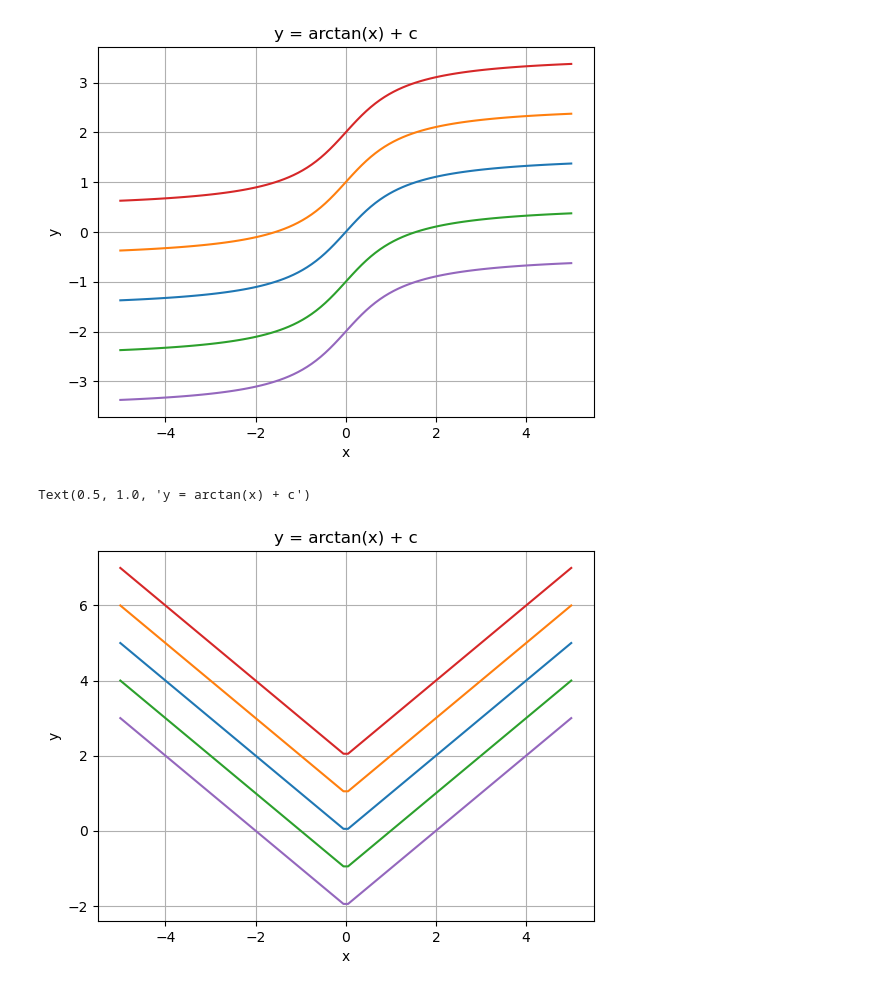
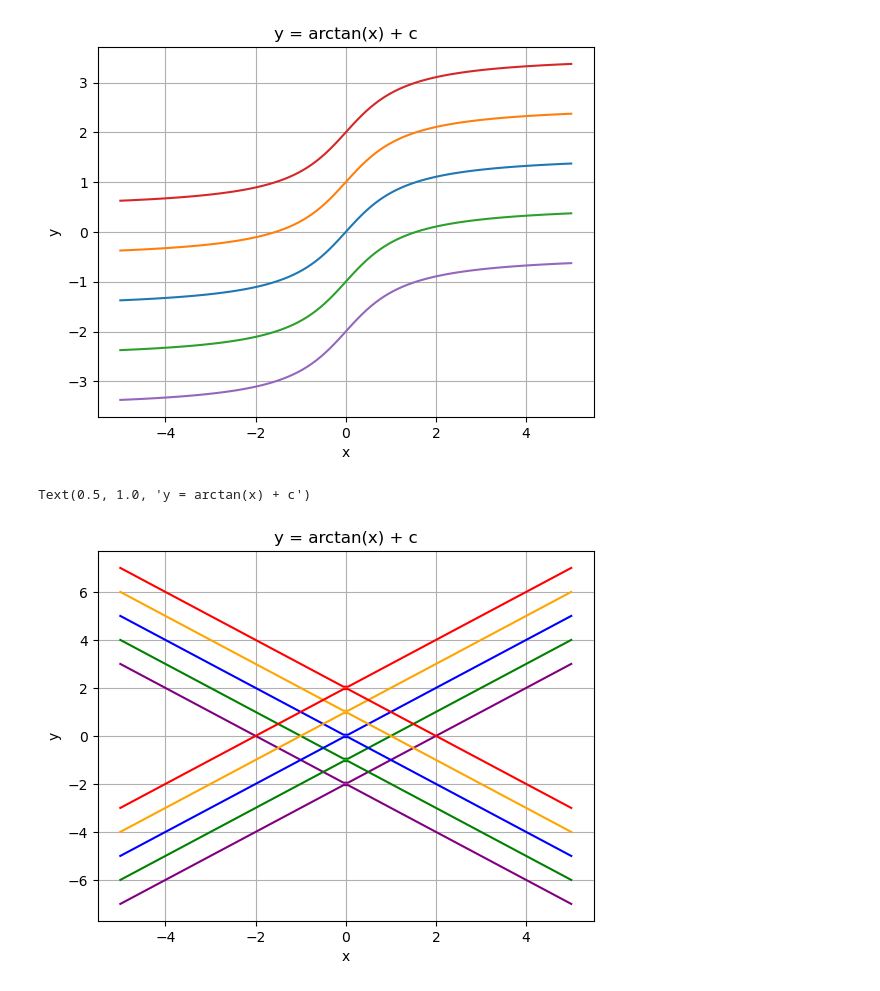
Before and after one commit to dan035-ucsd/MATH-102, a Jupyter notebook: math110 - partial diff eq/HW1/math110.ipynb, the cells around one changed output. Drawn from its saved outputs; the diff is of its cells as text; code cells hidden in the pictures.

```diff
--- a/math110 - partial diff eq/HW1/math110.ipynb
+++ b/math110 - partial diff eq/HW1/math110.ipynb
@@ -45,22 +45,33 @@ Text(0.5, 1.0, 'y = arctan(x) + c')
 # %%
 fig, ax = plt.subplots()
 x = np.linspace(-5, 5, 100)
 y1 = np.sqrt(x**2)
 y2 = np.sqrt(x**2) + 1
 y3 = np.sqrt(x**2) - 1
 y4 = np.sqrt(x**2) + 2
 y5 = np.sqrt(x**2) - 2
+y6 = -np.sqrt(x**2)
+y7 = -np.sqrt(x**2) + 1
+y8 = -np.sqrt(x**2) - 1
+y9 = -np.sqrt(x**2) + 2
+y10 = -np.sqrt(x**2) - 2
 
-ax.plot(x, y1)
-ax.plot(x, y2)
-ax.plot(x, y3)
-ax.plot(x, y4)
-ax.plot(x, y5)
+ax.plot(x, y1, color='blue')
+ax.plot(x, y2, color='orange')
+ax.plot(x, y3, color='green')
+ax.plot(x, y4, color='red')
+ax.plot(x, y5, color='purple')
+
+ax.plot(x, y6, color='blue')
+ax.plot(x, y7, color='orange')
+ax.plot(x, y8, color='green')
+ax.plot(x, y9, color='red')
+ax.plot(x, y10, color='purple')
 
 ax.grid()
 ax.set_xlabel('x')
 ax.set_ylabel('y')
 ax.set_title('y = arctan(x) + c')
 # %% [output]
 Text(0.5, 1.0, 'y = arctan(x) + c')
-[figure, old version]
+[figure, new version]
```
Also changed, not shown: 2 other files.
